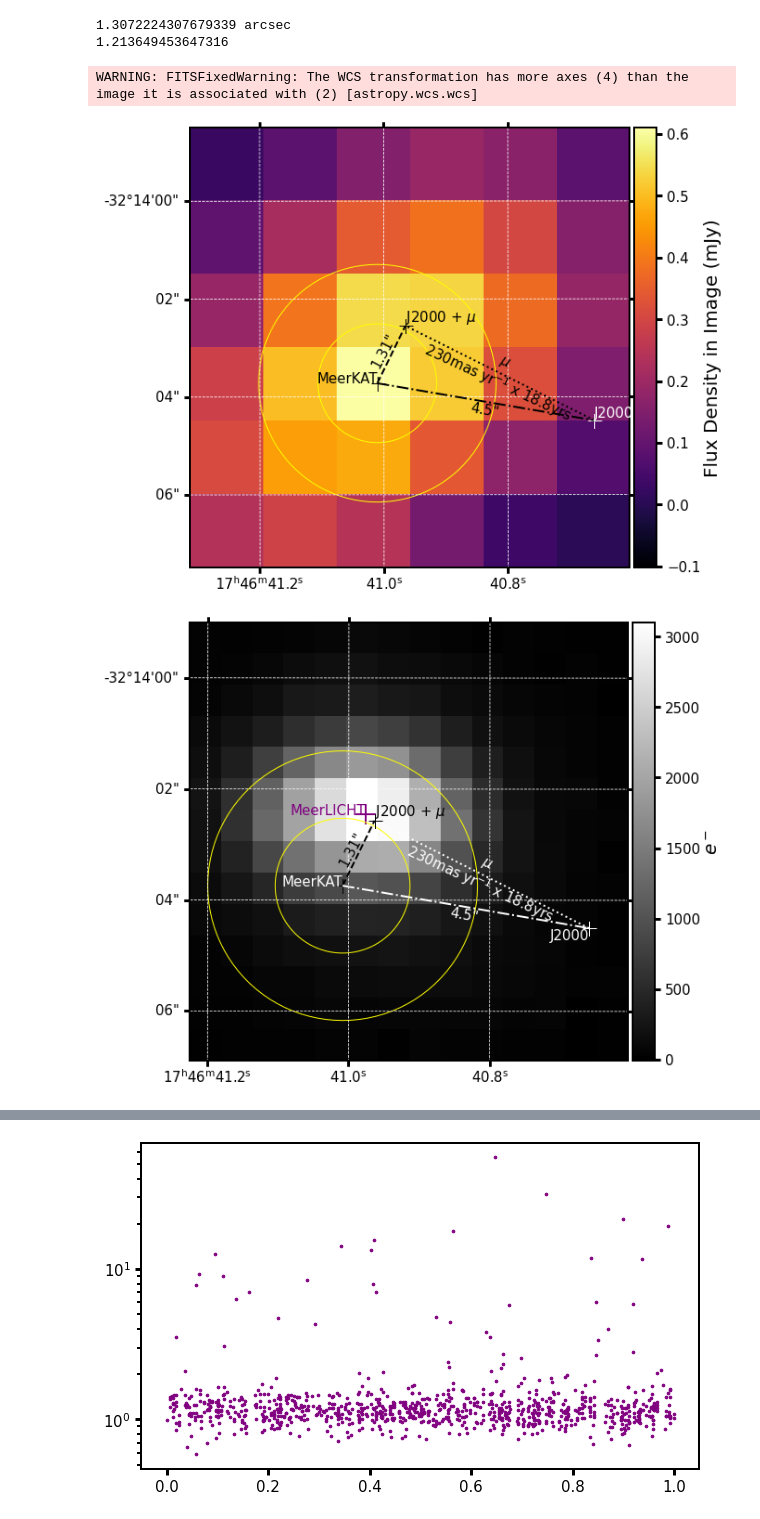
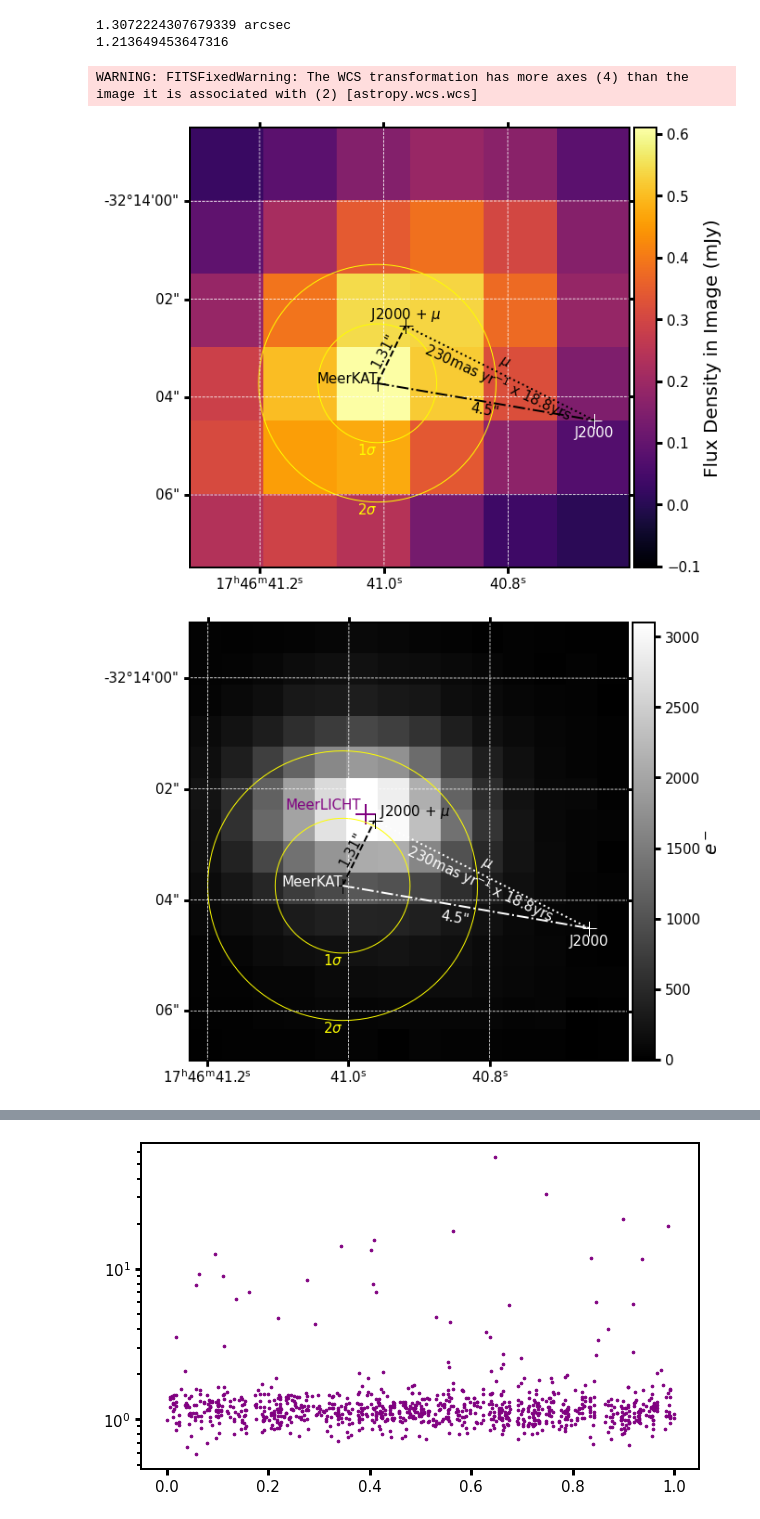
Before and after one commit to AnderssonAstro/MKT-J174641.0-321404-Paper-Figures, a Jupyter notebook: Paper Figures.ipynb, the cells around one changed output, grey strips where cells are left out. Saved outputs shown, nothing was run; the diff lists cells and outputs as text; code cells hidden in the pictures.

```diff
--- a/Paper Figures.ipynb
+++ b/Paper Figures.ipynb
@@ -469,6 +357,7 @@ PlotRA, PlotDec = GRA18, (GDec18+Dec)/2
 
 size= u.Quantity((9,9),u.arcsec)
 ts = 15
+acs = 3600 #per arcsecond, used to minorly alter positions
 
 #radio data
 #read in fits file and plot radio data with colourbar + grid
@@ -494,9 +383,10 @@ ax.coords[1].set_axislabel(" ", fontsize=0)
 
 ########## Labels on crosshairs
 
-JLab = ax.text(x=GRA, y=GDec,s="J2000", c='w', size= ts, transform=ax.get_transform('icrs'), va = 'bottom')
+JLab = ax.text(x=GRA, y=GDec-0.1/acs,s="J2000", c='w', size= ts, transform=ax.get_transform('icrs'), va = 'top', ha='center')
 MKLab = ax.text(x=RA, y=Dec,s="MeerKAT", c='black', size= ts, transform=ax.get_transform('icrs'), ha='right')
-PMLab = ax.text(x=GRA18, y=GDec18, s="J2000 + $\mu$", c='black', size= ts, transform=ax.get_transform('icrs'), va = 'bottom')
+PMLab = ax.text(x=GRA18, y=GDec18+0.05/acs, s="J2000 + $\mu$", c='black', size= ts, transform=ax.get_transform('icrs'),
+                va = 'bottom', ha='center')
 
 ####################
 
@@ -506,36 +396,37 @@ ax.plot([GRA, GRA18], [GDec, GDec18], c='black', ls='dotted', marker = '+', mark
 ax.plot([RA, GRA18], [Dec, GDec18], c='black', ls='dashed',  marker = '+' ,transform=ax.get_transform('icrs'))
 ax.plot([RA, GRA], [Dec, GDec], c='black', ls='-.' ,transform=ax.get_transform('icrs'))
 
 ################ text on said vectors, with separation rounded to 2d.p.
 
 PMT =ax.text((GRA+GRA18)/2, (GDec+GDec18)/2,'$\mu$ \n 230mas yr$^{-1}$ x 18.8yrs',{'ha': 'center', 'va': 'center'},
              c = 'black', rotation = -25, size=ts,  transform=ax.get_transform('icrs'))
 #~1.3"
 MKarrT =ax.text((RA+GRA18)/2, (Dec+GDec18)/2, str(round(sep18,2))+'\"\n',{'ha': 'center', 'va': 'center'},
              rotation = 62, size=ts,  transform=ax.get_transform('icrs'))
 #~4.5
 DeltaT =ax.text((RA+GRA)/2, (Dec+GDec)/2, "\n" + str(round(sep,2)) +'\"',{'ha': 'center', 'va': 'center'},
              rotation = -10, size=ts,  transform=ax.get_transform('icrs'))
 
-##########MeerKAT error circle
+##########MeerKAT error circle with labels
 r = SphericalCircle((MKTsc.ra, MKTsc.dec), errR*u.deg,
                      edgecolor='yellow', facecolor='none',
                     transform=ax.get_transform('icrs'))
 ax.add_patch(r)
+rLab = ax.text(x=RA, y=Dec-errR, s='1$\sigma$', c='yellow', size= ts, transform=ax.get_transform('icrs'),va='top',ha='right')
 
 r2 = SphericalCircle((MKTsc.ra, MKTsc.dec), 2*errR*u.deg,
                      edgecolor='yellow', facecolor='none',
                     transform=ax.get_transform('icrs'))
 ax.add_patch(r2)
-
+r2Lab = ax.text(x=RA, y=Dec-errR*2, s='2$\sigma$', c='yellow', size= ts, transform=ax.get_transform('icrs'),va='top',ha='right')
 
 #plt.savefig(savepath +'Astrometry.png', bbox_inches = 'tight')
 #plt.savefig(savepath +'Astrometry.pdf', bbox_inches = 'tight')
 
 plt.show()
 # %% [output]
 WARNING: FITSFixedWarning: The WCS transformation has more axes (4) than the image it is associated with (2) [astropy.wcs.wcs]
-[figure, old version]
+[figure, new version]
 # %%
 #optical astrometry plot
 
@@ -552,6 +443,7 @@ plt.figure(figsize=(9,9))
 plt.tight_layout()
 
 size= u.Quantity((8,8),u.arcsec)
+ts = 15
 
 cutout = Cutout2D((image_data), position=position, size=size, wcs=wcs.celestial)
 
@@ -566,10 +458,10 @@ ax.coords[1].set_axislabel(" ", fontsize=0)
 
 ########## labels
 
-JLab = ax.text(x=GRA, y=GDec,s="J2000", size=ts, c='w', transform=ax.get_transform('icrs'), va = 'top',ha='right')
+JLab = ax.text(x=GRA, y=GDec-0.1/acs,s="J2000", size=ts, c='w', transform=ax.get_transform('icrs'), va = 'top',ha='center')
 MKLab = ax.text(x=RA, y=Dec,s="MeerKAT", size=ts, c='w', transform=ax.get_transform('icrs'), ha='right')
-PMLab = ax.text(x=GRA18, y=GDec18, s="J2000 + $\mu$", size=ts, c='black', transform=ax.get_transform('icrs'), va = 'bottom')
-OptLab = ax.text(x =OptRA, y=OptDec, s = "MeerLICHT", size=ts, c='purple', transform=ax.get_transform('icrs'), ha='right')
+PMLab = ax.text(x=GRA18-0.1/acs, y=GDec18, s="J2000 + $\mu$", size=ts, c='black', transform=ax.get_transform('icrs'), va = 'bottom')
+OptLab = ax.text(x =OptRA+0.1/acs, y=OptDec+0.1/acs, s = "MeerLICHT", size=ts, c='purple', transform=ax.get_transform('icrs'), ha='right')
 ####################
 
 ############# vectors with crosshairs
@@ -588,7 +480,7 @@ PMT =ax.text((GRA+GRA18)/2, (GDec+GDec18)/2,'$\mu$ \n 230mas yr$^{-1}$ x 18.8yrs
 MKarrT =ax.text((RA+GRA18)/2, (Dec+GDec18)/2, str(round(sep18,2))+'\"\n',{'ha': 'center', 'va': 'center'},
              c = 'black', rotation = 62, size=ts,  transform=ax.get_transform('icrs'))
 #~4.5
-DeltaT =ax.text((RA+GRA)/2, (Dec+GDec)/2, "\n" + str(round(sep,2)) +'\"',{'ha': 'center', 'va': 'center'},
+DeltaT =ax.text((RA+GRA)/2 +0.2/acs, (Dec+GDec)/2-0.05/acs, "\n" + str(round(sep,2)) +'\"',{'ha': 'center', 'va': 'center'},
              c = 'white', rotation = -10, size=ts,  transform=ax.get_transform('icrs'))
 #########
 
@@ -598,18 +490,21 @@ r = SphericalCircle((MKTsc.ra, MKTsc.dec), errR*u.deg,
                      edgecolor='yellow', facecolor='none',
                     transform=ax.get_transform('icrs'))
 ax.add_patch(r)
+rLab = ax.text(x=RA, y=Dec-errR, s='1$\sigma$', c='yellow', size= ts, transform=ax.get_transform('icrs'),va='top',ha='right')
 
 r2 = SphericalCircle((MKTsc.ra, MKTsc.dec), 2*errR*u.deg,
                      edgecolor='yellow', facecolor='none',
                     transform=ax.get_transform('icrs'))
 ax.add_patch(r2)
+r2Lab = ax.text(x=RA, y=Dec-errR*2, s='2$\sigma$', c='yellow', size= ts, transform=ax.get_transform('icrs'),va='top',ha='right')
+
 
 
 #plt.savefig(savepath +'OpticalAstrometry.png', bbox_inches = 'tight')
 #plt.savefig(savepath +'OpticalAstrometry.pdf', bbox_inches = 'tight')
 plt.show()
 # %% [output]
-[figure, old version]
+[figure, new version]
 # %%
 # ASAS-SN lightcuve and MeerKAT overlaid
 OptLC=pd.read_csv('Data/ASAS-SN lightcurve.csv')
```
Also changed, not shown: parts of 7 cells of this notebook, 11 other files.
